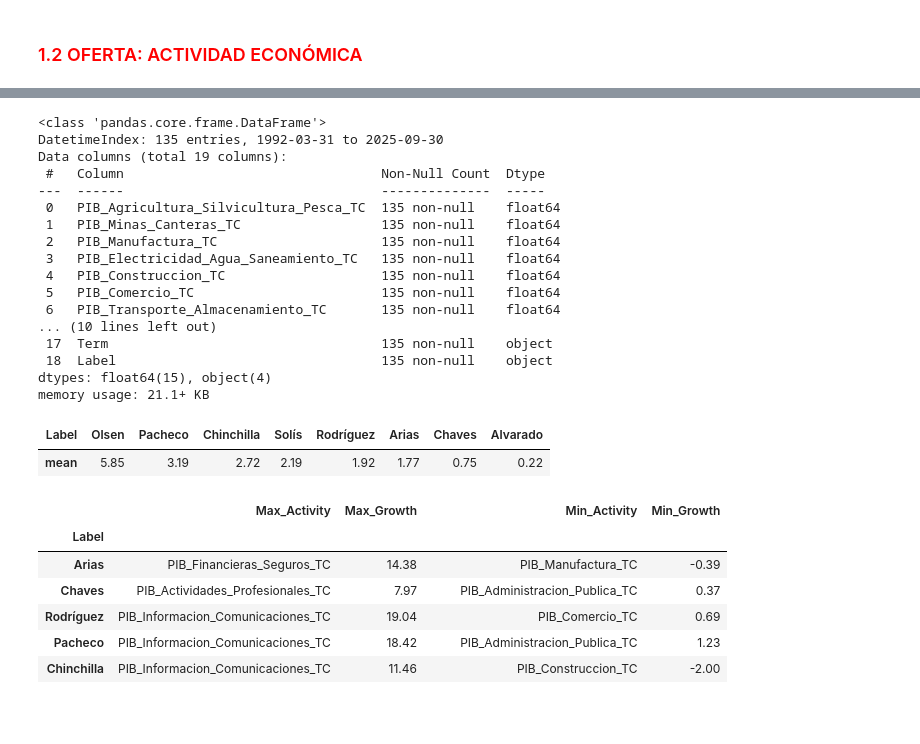
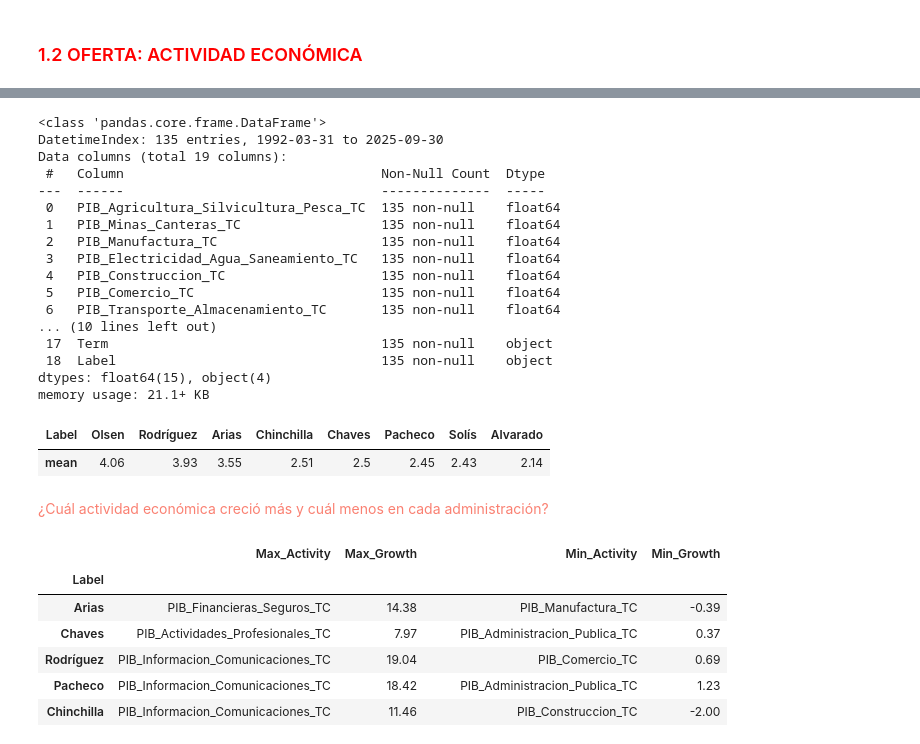
Before and after one commit to francinii/governomicsCR, a Jupyter notebook: informed_economist/notebooks/informe.ipynb, the cells around one changed output, grey strips where cells are left out. Drawn from its saved outputs; the diff is of its cells as text; code cells hidden in the pictures; blank space fills up the shorter version.

```diff
--- a/informed_economist/notebooks/informe.ipynb
+++ b/informed_economist/notebooks/informe.ipynb
@@ -200,7 +382,7 @@ df.info()
 print('\n')
 
 #df.columns = df.columns.str.replace('_TC', '')
-col = 'PIB_Agricultura_Silvicultura_Pesca_TC'
+col = 'PIB_Ense_Salud_Asistencia_Social_TC'
 statistic = 'mean'
 df = df[df['Label'] != 'Calderón']
 
@@ -219,35 +401,37 @@ fig_pib_label = plot_timeseries_bars(
     zero_line=False,
     showlegend=True,
     colors=presidential_colors,
     template='plotly_white',
     show_y_grid=True
 )
 
 fig_pib_label.show()
 
 stats_by_admin = compute_basic_statistics(df, value_col=col, groupby_col='Label')
 stats_by_admin = stats_by_admin.sort_values(by = statistic, ascending = False).round(2)
 display(stats_by_admin[[statistic]].transpose())
 # %% [output]
 <class 'pandas.core.frame.DataFrame'>
 DatetimeIndex: 135 entries, 1992-03-31 to 2025-09-30
 Data columns (total 19 columns):
  #   Column                                 Non-Null Count  Dtype
 ---  ------                                 --------------  -----
  0   PIB_Agricultura_Silvicultura_Pesca_TC  135 non-null    float64
  1   PIB_Minas_Canteras_TC                  135 non-null    float64
  2   PIB_Manufactura_TC                     135 non-null    float64
  3   PIB_Electricidad_Agua_Saneamiento_TC   135 non-null    float64
  4   PIB_Construccion_TC                    135 non-null    float64
  5   PIB_Comercio_TC                        135 non-null    float64
  6   PIB_Transporte_Almacenamiento_TC       135 non-null    float64
 ... (10 lines left out)
  17  Term                                   135 non-null    object
  18  Label                                  135 non-null    object
 dtypes: float64(15), object(4)
 memory usage: 21.1+ KB
-| Label | Olsen | Pacheco | Chinchilla | Solís | Rodríguez | Arias | Chaves | Alvarado |
-| mean | 5.85 | 3.19 | 2.72 | 2.19 | 1.92 | 1.77 | 0.75 | 0.22 |
+| Label | Olsen | Rodríguez | Arias | Chinchilla | Chaves | Pacheco | Solís | Alvarado |
+| mean | 4.06 | 3.93 | 3.55 | 2.51 | 2.5 | 2.45 | 2.43 | 2.14 |
+# %% [markdown]
+<font color = 'salmon'> ¿Cuál actividad económica creció más y cuál menos en cada administración?
 # %%
 df = pib_ind
 
```
Also changed, not shown: parts of 11 cells of this notebook, 2 other files.
